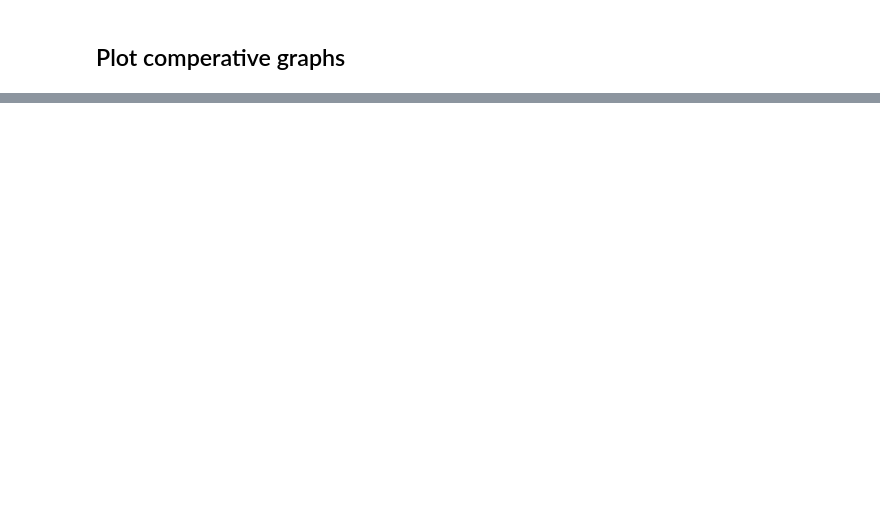
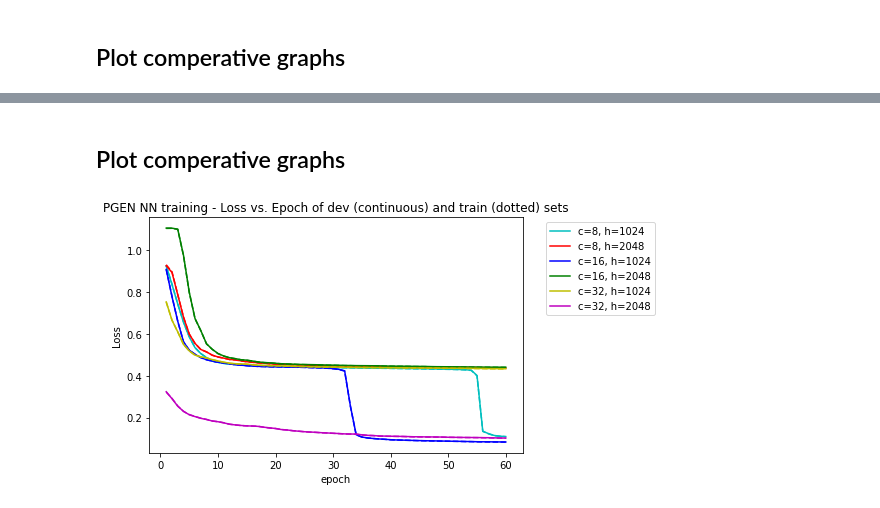
Before and after one commit to LiorSukman/Curiosity_project, a Jupyter notebook: model_comparison.ipynb, the cells around one changed output, grey strips where cells are left out. Cells and saved outputs as stored; diff of their text form; code cells hidden in the pictures; blank space fills up the shorter version.

```diff
--- a/model_comparison.ipynb
+++ b/model_comparison.ipynb
@@ -461,0 +661,17 @@ Testing set: Average loss: 0.0648, Accuracy: 22/10000 (0%), noise average = 770.
+# %%
+c = 32
+h = 1024
+
+#initialize manual seed, this is done again here to receive consistent
+#results when running only part of the notebook
+torch.manual_seed(args['seed'])
+if use_cuda:
+    torch.cuda.manual_seed(args['seed'])
+
+# create model, initialize optimizer
+args['model_name'] = 'pgen_nn_c32_h1024'
+model8 = PGEN_NN(c=c, h=h).to(device)
+optimizer = optim.Adadelta(model8.parameters())
+
+dev_losses_c32_h1024, train_losses_c32_h1024, dev_accuracy_c32_h1024, train_accuracy_c32_h1024 = main(
+    args, model8, optimizer, cnn, train_loader, dev_loader, device)
@@ -461,0 +696,33 @@ Testing set: Average loss: 0.0648, Accuracy: 22/10000 (0%), noise average = 770.
+# %% [markdown]
+## Plot comperative graphs
+# %%
+n_epochs = args['epochs']
+epochs = np.arange(1, n_epochs + 1)
+dev_losses, train_losses, dev_accuracy, train_accuracy = dev_losses[:n_epochs],\
+    train_losses[:n_epochs], dev_accuracy[:n_epochs], train_accuracy[:n_epochs]
+
+plt.xlabel('epoch')
+plt.ylabel('Loss')
+
+plt.plot(epochs, dev_losses_c8_h1024, '-c', label = 'c=8, h=1024')
+plt.plot(epochs, train_losses_c8_h1024, '--c')
+plt.plot(epochs, dev_losses_c8_h2048, '-r', label = 'c=8, h=2048')
+plt.plot(epochs, train_losses_c8_h2048, '--r')
+plt.plot(epochs, dev_losses, '-b', label = 'c=16, h=1024')
+plt.plot(epochs, train_losses, '--b')
+plt.plot(epochs, dev_losses_c16_h2048, '-g', label = 'c=16, h=2048')
+plt.plot(epochs, train_losses_c16_h2048, '--g')
+plt.plot(epochs, dev_losses_c32_h1024, '-y', label = 'c=32, h=1024')
+plt.plot(epochs, train_losses_c32_h1024, '--y')
+plt.plot(epochs, dev_losses_c32_h2048, '-m', label = 'c=32, h=2048')
+plt.plot(epochs, train_losses_c32_h2048, '--m')
+
+
+
+plt.tight_layout()  # otherwise the right y-label is slightly clipped
+plt.legend(bbox_to_anchor=(1.05, 1), loc='upper left')
+plt.title('PGEN NN training - Loss vs. Epoch of dev (continuous) and train (dotted) sets')
+plt.savefig(FIG_PATH + 'PGEN NN training - Loss vs Epoch of dev (continuous) and train (dotted) sets', bbox_inches='tight')
+plt.show()
+# %% [output]
+[figure, added]
```
Also changed, not shown: parts of 50 cells of this notebook, 9 other files.
